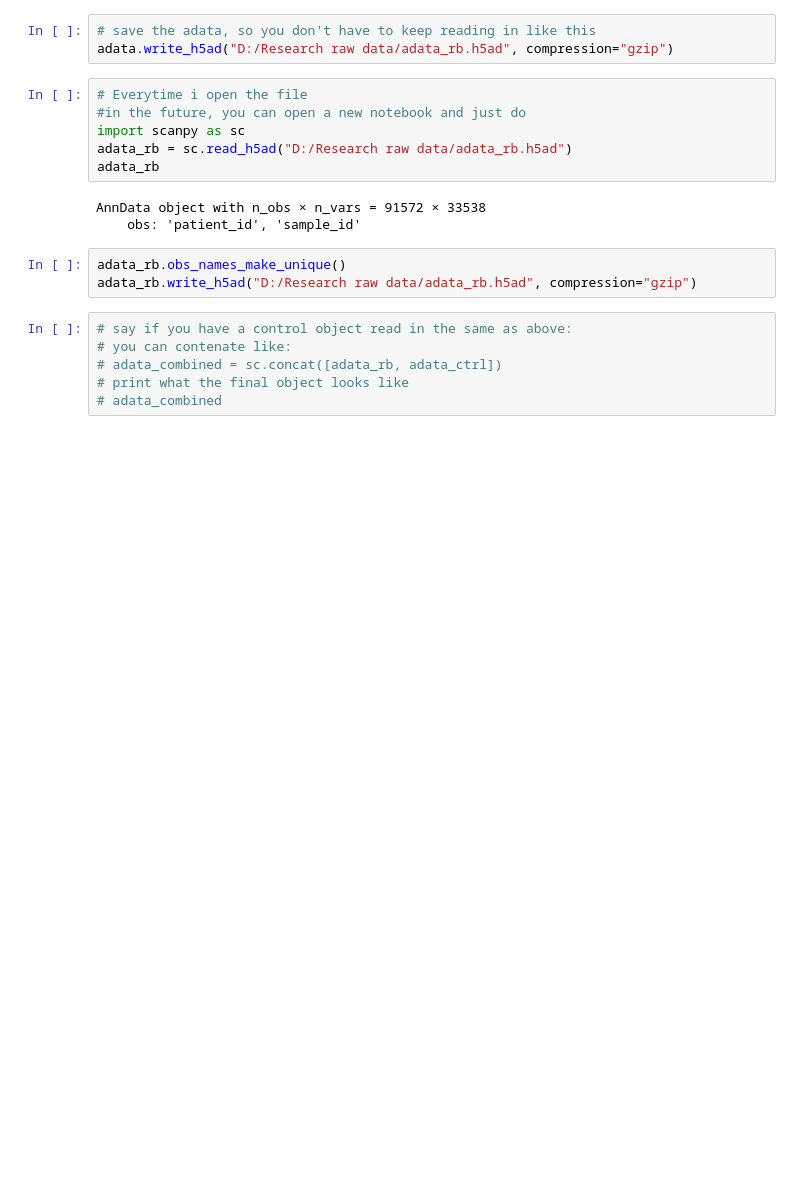
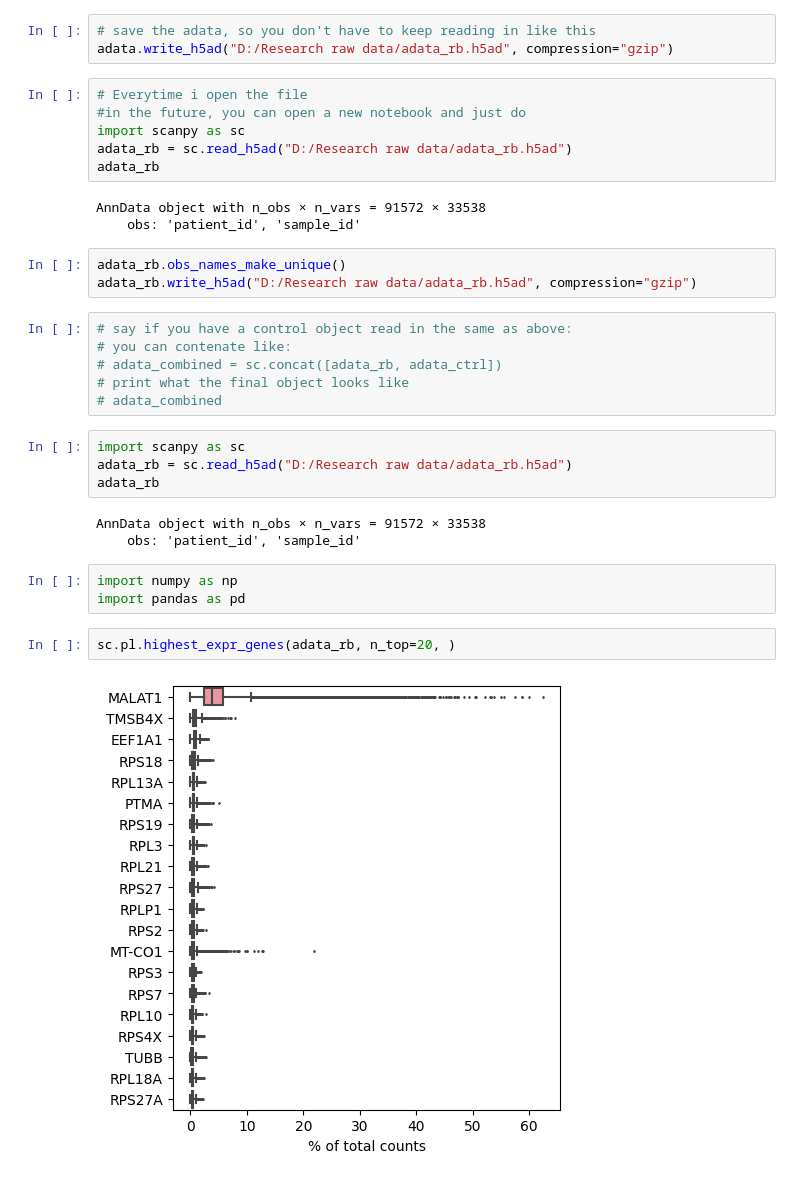
Before and after one commit to tuonglab/Charlotte, a Jupyter notebook: notebooks/medi7281.ipynb, the cells around one changed output. Cells and saved outputs as stored; diff of their text form; blank space fills up the shorter version.

```diff
--- a/notebooks/medi7281.ipynb
+++ b/notebooks/medi7281.ipynb
@@ -83,3 +83,17 @@ adata_rb.write_h5ad("D:/Research raw data/adata_rb.h5ad", compression="gzip")
 # adata_combined = sc.concat([adata_rb, adata_ctrl])
 # print what the final object looks like
 # adata_combined
+# %%
+import scanpy as sc
+adata_rb = sc.read_h5ad("D:/Research raw data/adata_rb.h5ad")
+adata_rb
+# %% [output]
+AnnData object with n_obs × n_vars = 91572 × 33538
+    obs: 'patient_id', 'sample_id'
+# %%
+import numpy as np
+import pandas as pd
+# %%
+sc.pl.highest_expr_genes(adata_rb, n_top=20, )
+# %% [output]
+[figure, added]
```
Also changed, not shown: parts of 33 cells of this notebook.
